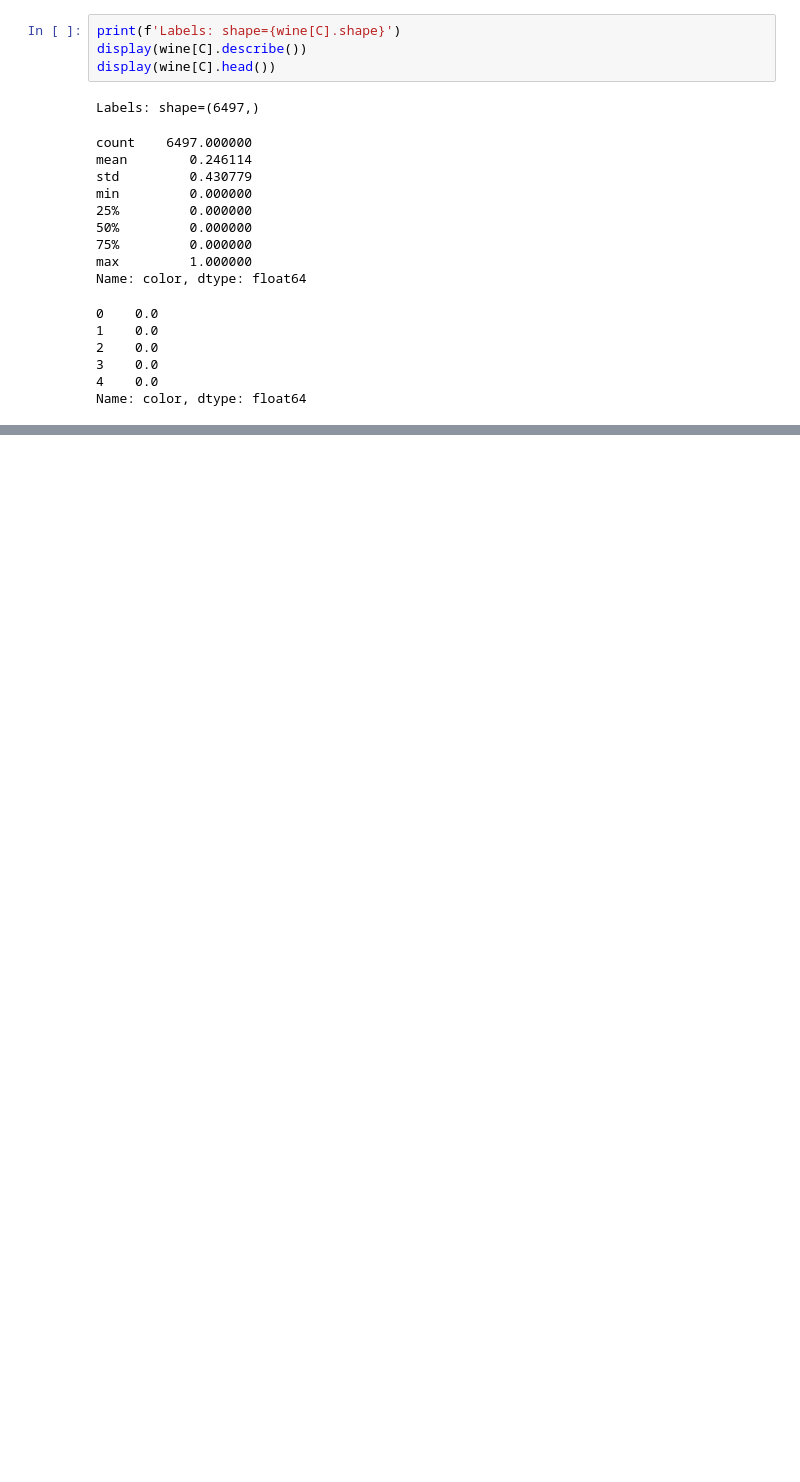
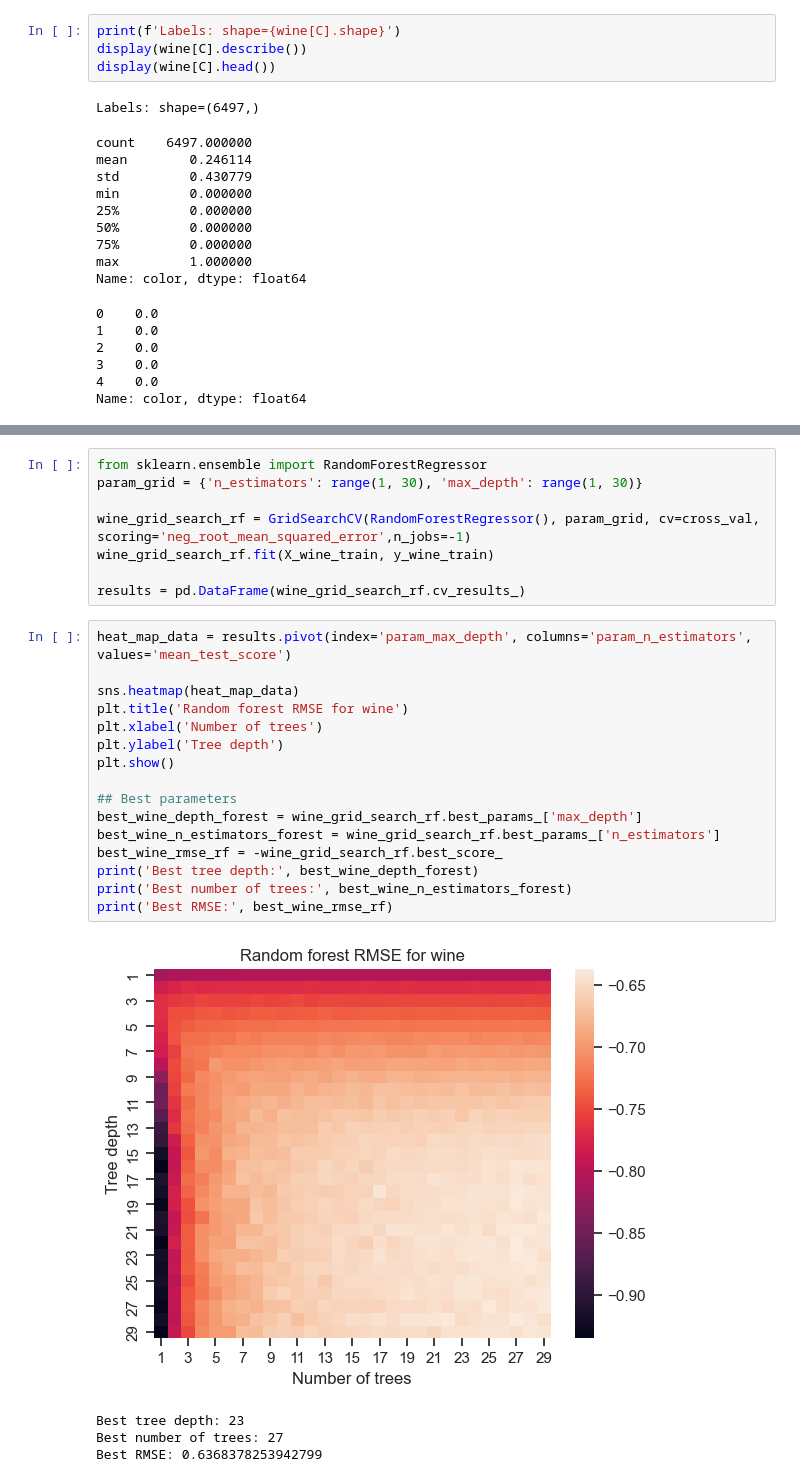
Before and after one commit to sngamos/UWaterloo_Winter, a Jupyter notebook: ECE457B-Machine-Learning/Assignments/Assignment2/submission/A2_code.ipynb, the cells around one changed output, grey strips where cells are left out. Cells and saved outputs as stored; diff of their text form; blank space fills up the shorter version.

```diff
--- a/ECE457B-Machine-Learning/Assignments/Assignment2/submission/A2_code.ipynb
+++ b/ECE457B-Machine-Learning/Assignments/Assignment2/submission/A2_code.ipynb
@@ -125,0 +314,29 @@ X_train, X_test, y_train, y_test = train_test_split(X, y, train_size=train_size,
+# %%
+from sklearn.ensemble import RandomForestRegressor
+param_grid = {'n_estimators': range(1, 30), 'max_depth': range(1, 30)}
+
+wine_grid_search_rf = GridSearchCV(RandomForestRegressor(), param_grid, cv=cross_val, scoring='neg_root_mean_squared_error',n_jobs=-1)
+wine_grid_search_rf.fit(X_wine_train, y_wine_train)
+
+results = pd.DataFrame(wine_grid_search_rf.cv_results_)
+# %%
+heat_map_data = results.pivot(index='param_max_depth', columns='param_n_estimators', values='mean_test_score')
+
+sns.heatmap(heat_map_data)
+plt.title('Random forest RMSE for wine')
+plt.xlabel('Number of trees')
+plt.ylabel('Tree depth')
+plt.show()
+
+## Best parameters
+best_wine_depth_forest = wine_grid_search_rf.best_params_['max_depth']
+best_wine_n_estimators_forest = wine_grid_search_rf.best_params_['n_estimators']
+best_wine_rmse_rf = -wine_grid_search_rf.best_score_
+print('Best tree depth:', best_wine_depth_forest)
+print('Best number of trees:', best_wine_n_estimators_forest)
+print('Best RMSE:', best_wine_rmse_rf)
+# %% [output]
+[figure, added]
+Best tree depth: 23
+Best number of trees: 27
+Best RMSE: 0.6368378253942799
```
Also changed, not shown: parts of 68 cells of this notebook, 4 other files.
